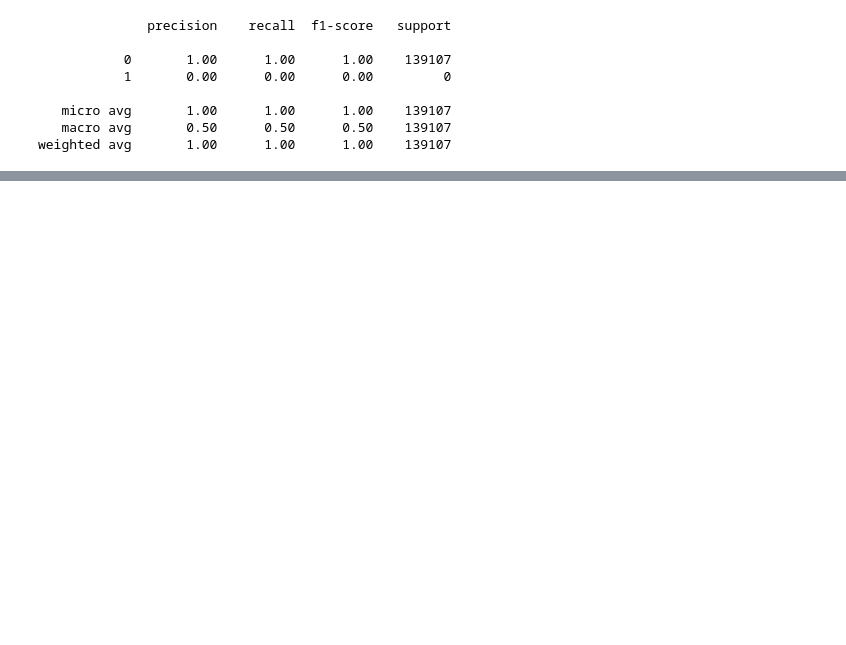
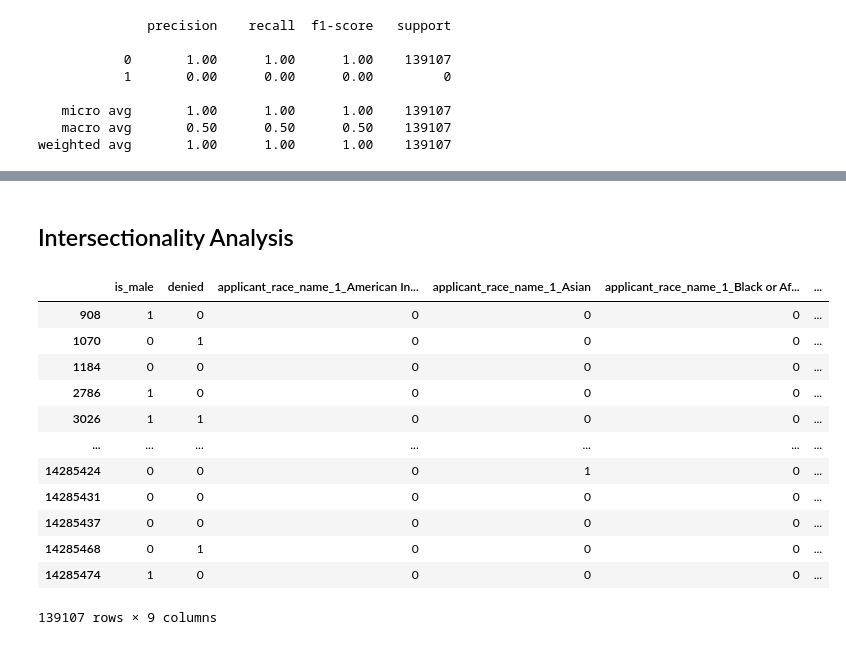
Before and after one commit to mglevitt/Lending_Bias, a Jupyter notebook: src/Model.ipynb, the cells around one changed output, grey strips where cells are left out. Cells and saved outputs as stored; diff of their text form; code cells hidden in the pictures; blank space fills up the shorter version.

Commit message:
init intersect

```diff
--- a/src/Model.ipynb
+++ b/src/Model.ipynb
@@ -292,0 +288,19 @@ all_coef_df.sort_values(by = 'coef_diff',ascending=True).head(20)
+# %% [markdown]
+## Intersectionality Analysis
+# %%
+intersect_df = pd.get_dummies(cleaned_sd_df[['is_male','applicant_race_name_1','denied']])
+intersect_df
+# %% [output]
+|  | is_male | denied | applicant_race_name_1_American In... | applicant_race_name_1_Asian | applicant_race_name_1_Black or Af... | ... |
+| 908 | 1 | 0 | 0 | 0 | 0 | ... |
+| 1070 | 0 | 1 | 0 | 0 | 0 | ... |
+| 1184 | 0 | 0 | 0 | 0 | 0 | ... |
+| 2786 | 1 | 0 | 0 | 0 | 0 | ... |
+| 3026 | 1 | 1 | 0 | 0 | 0 | ... |
+| ... | ... | ... | ... | ... | ... | ... |
+| 14285424 | 0 | 0 | 0 | 1 | 0 | ... |
+| 14285431 | 0 | 0 | 0 | 0 | 0 | ... |
+| 14285437 | 0 | 0 | 0 | 0 | 0 | ... |
+| 14285468 | 0 | 1 | 0 | 0 | 0 | ... |
+| 14285474 | 1 | 0 | 0 | 0 | 0 | ... |
+139107 rows × 9 columns
```
Also changed, not shown: parts of 7 cells of this notebook.
